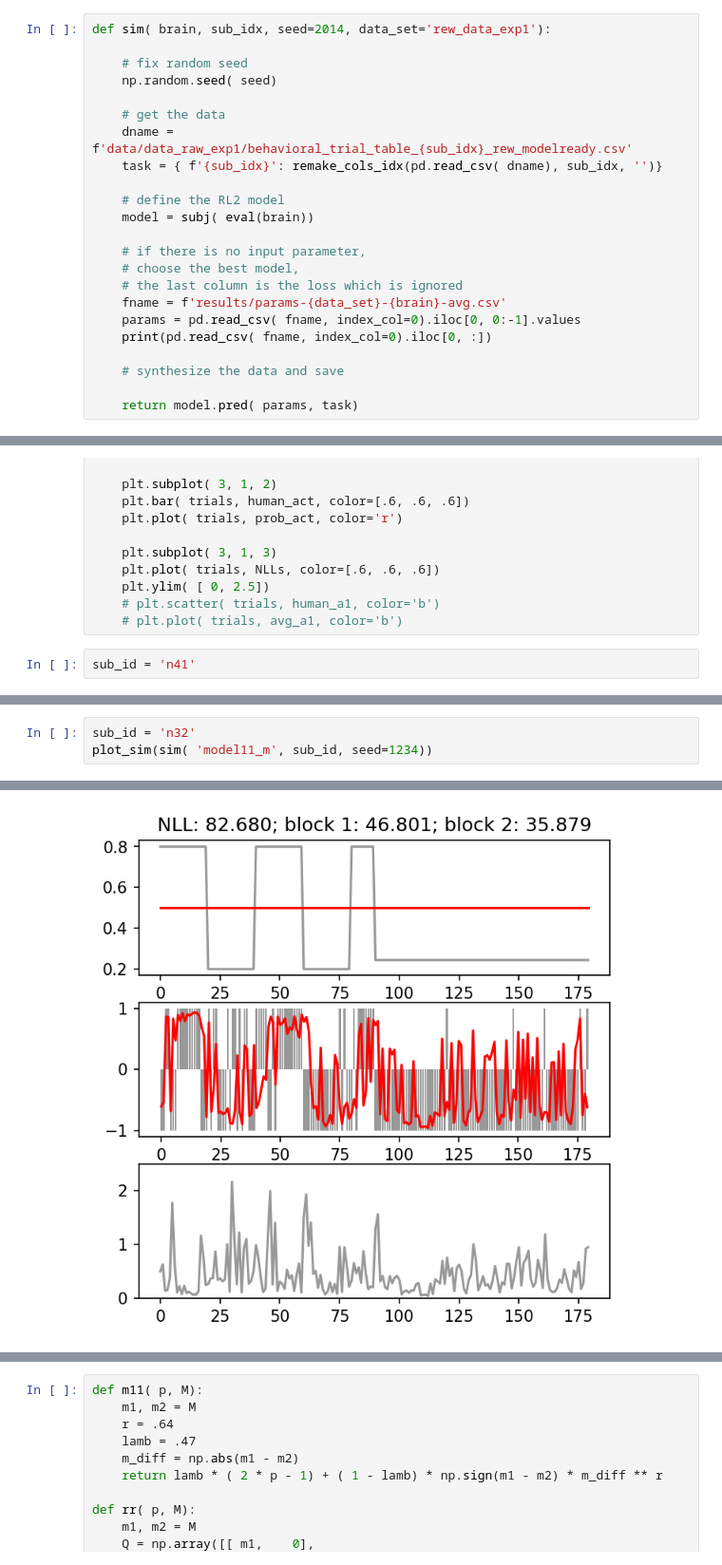
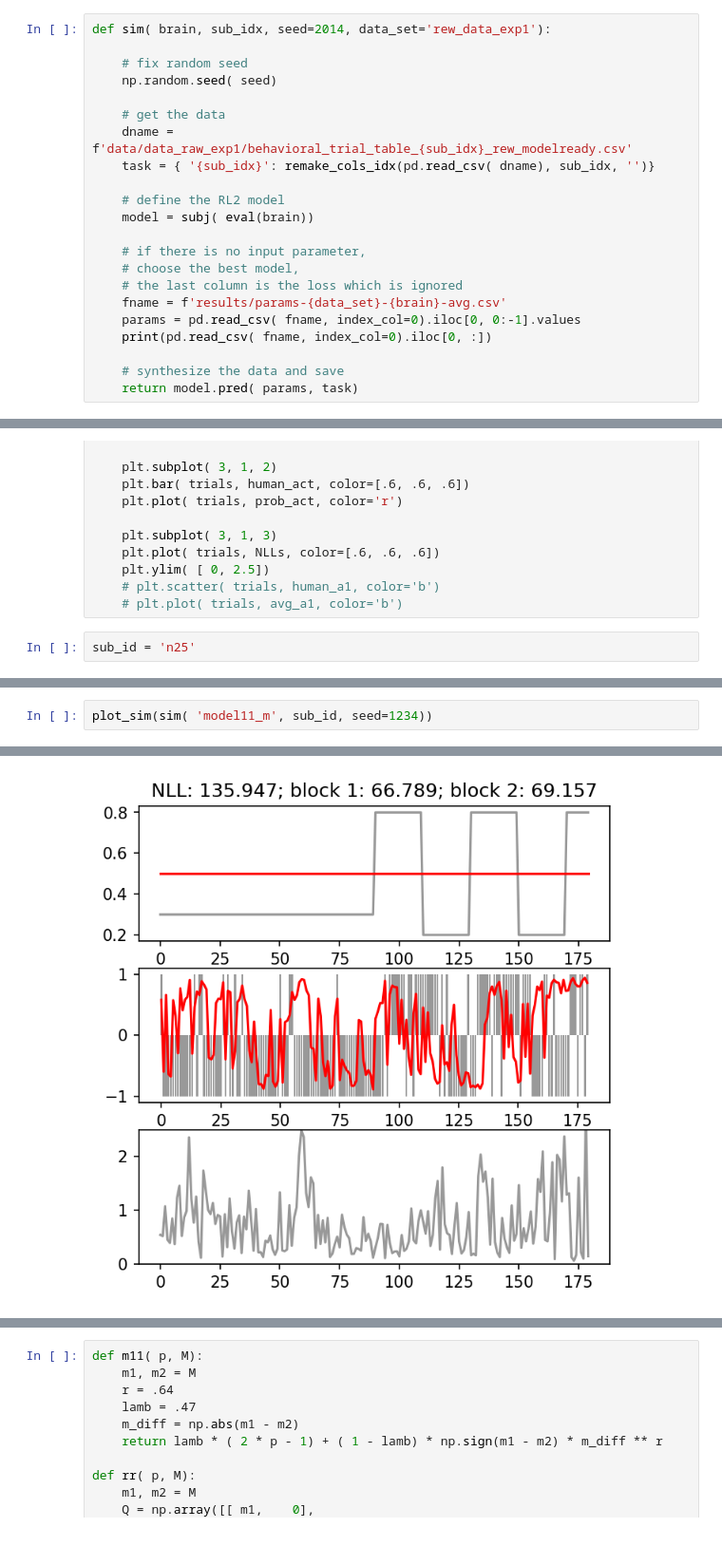
Before and after one commit to fangzefunny/vol-stab, a Jupyter notebook: sim-avg.ipynb, the cells around one changed output, grey strips where cells are left out. Shown: that part at 95% size. Drawn from its saved outputs; the diff is of its cells as text.

```diff
--- a/sim-avg.ipynb
+++ b/sim-avg.ipynb
@@ -19,7 +19,7 @@ def sim( brain, sub_idx, seed=2014, data_set='rew_data_exp1'):
 
     # get the data
     dname = f'data/data_raw_exp1/behavioral_trial_table_{sub_idx}_rew_modelready.csv'
-    task = { f'{sub_idx}': remake_cols_idx(pd.read_csv( dname), sub_idx, '')}
+    task = { '{sub_idx}': remake_cols_idx(pd.read_csv( dname), sub_idx, '')}
 
     # define the RL2 model
     model = subj( eval(brain))
@@ -32,7 +32,6 @@ def sim( brain, sub_idx, seed=2014, data_set='rew_data_exp1'):
     print(pd.read_csv( fname, index_col=0).iloc[0, :])
 
     # synthesize the data and save
-
     return model.pred( params, task)
 # %%
 def plot_sim( sim_data):
@@ -87,7 +86,7 @@ def plot_sim( sim_data):
     # plt.scatter( trials, human_a1, color='b')
     # plt.plot( trials, avg_a1, color='b')
 # %%
-sub_id = 'n41'
+sub_id = 'n25'
 # %%
 plot_sim(sim( 'RRmodel', sub_id, seed=1234))
 # %% [output]
@@ -126,4 +113,3 @@ Name: 0, dtype: float64
 # %%
-sub_id = 'n32'
 plot_sim(sim( 'model11_m', sub_id, seed=1234))
 # %% [output]
@@ -143,4 +123,4 @@ Name: 0, dtype: float64
-[figure, old version]
+[figure, new version]
 # %%
 plot_sim(sim( 'model2', sub_id, seed=1234))
 # %% [output]
```
Also changed, not shown: parts of 6 cells of this notebook, 1 other file.
